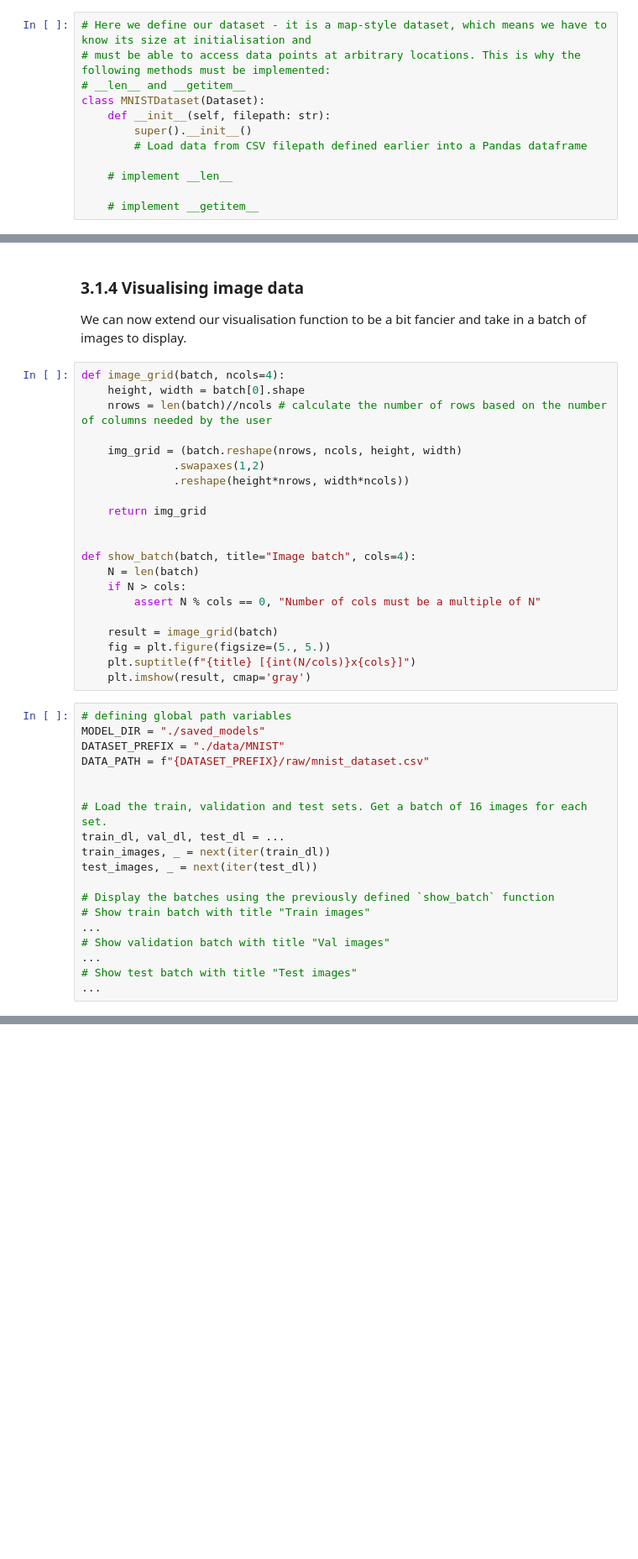
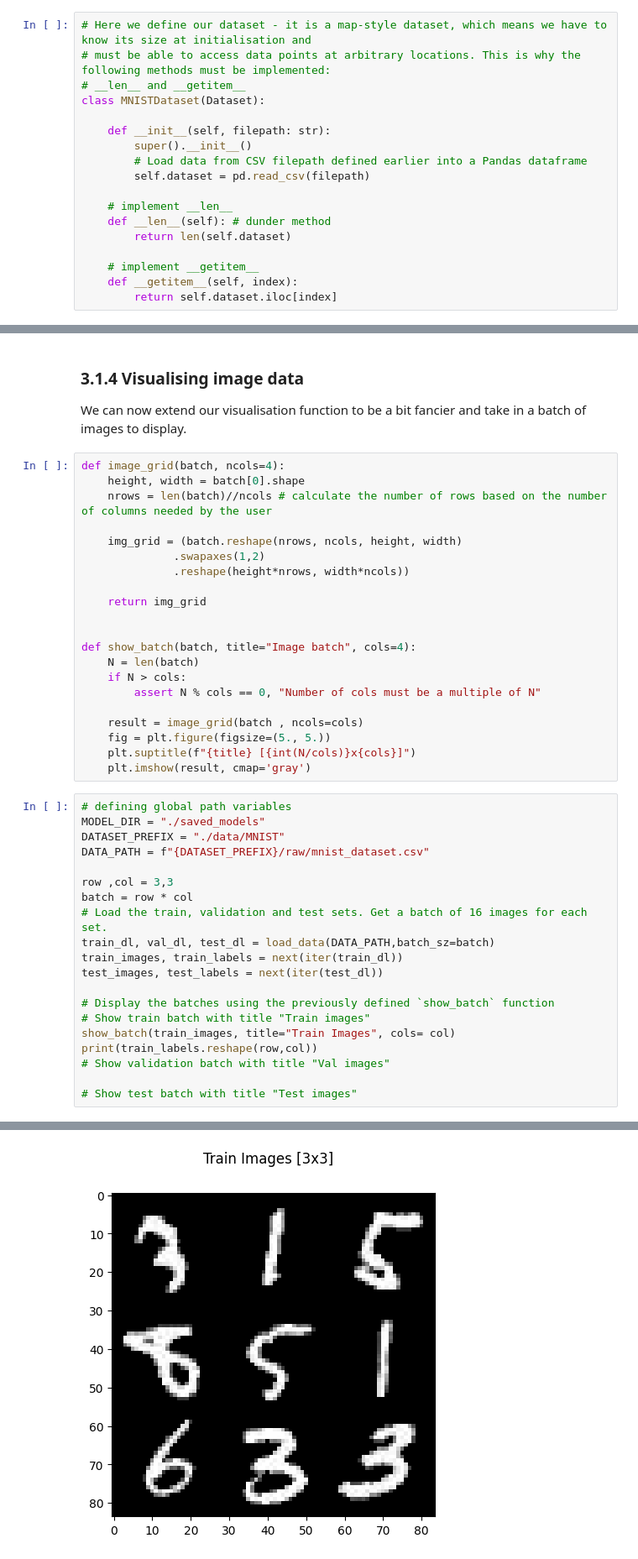
Before and after one commit to Mehdialmoo/Introduction_to_DeepLearning, a Jupyter notebook: week-3-loading-data.ipynb, the cells around one changed output, grey strips where cells are left out. Shown at 84% size. Drawn from its saved outputs; the diff is of its cells as text; blank space fills up the shorter version.

```diff
--- a/week-3-loading-data.ipynb
+++ b/week-3-loading-data.ipynb
@@ -52,13 +98,19 @@ import pandas as pd
 # must be able to access data points at arbitrary locations. This is why the following methods must be implemented:
 # __len__ and __getitem__
 class MNISTDataset(Dataset):
+
     def __init__(self, filepath: str):
         super().__init__()
         # Load data from CSV filepath defined earlier into a Pandas dataframe
+        self.dataset = pd.read_csv(filepath)
 
     # implement __len__
+    def __len__(self): # dunder method
+        return len(self.dataset)
 
     # implement __getitem__
+    def __getitem__(self, index):
+        return self.dataset.iloc[index]
 # %% [markdown]
 ### 3.1.3 The collate function
 The collate function is used to tell the Pytorch DataLoader how to handle datapoints from the MNISTDataset we defined earlier and pack them into a batch. By default (i.e. no specific collate_fn is passed), the DataLoader would simply add the dataset items to an array and ensure that the array is of a certain size (the batch size). This would normally not be a problem if we were working with text data that is of a fixed length.
@@ -120,7 +189,7 @@ def show_batch(batch, title="Image batch", cols=4):
     if N > cols:
         assert N % cols == 0, "Number of cols must be a multiple of N"
 
-    result = image_grid(batch)
+    result = image_grid(batch , ncols=cols)
     fig = plt.figure(figsize=(5., 5.))
     plt.suptitle(f"{title} [{int(N/cols)}x{cols}]")
     plt.imshow(result, cmap='gray')
@@ -130,16 +199,18 @@ MODEL_DIR = "./saved_models"
 DATASET_PREFIX = "./data/MNIST"
 DATA_PATH = f"{DATASET_PREFIX}/raw/mnist_dataset.csv"
 
-
+row ,col = 3,3
+batch = row * col
 # Load the train, validation and test sets. Get a batch of 16 images for each set.
-train_dl, val_dl, test_dl = ...
-train_images, _ = next(iter(train_dl))
-test_images, _ = next(iter(test_dl))
+train_dl, val_dl, test_dl = load_data(DATA_PATH,batch_sz=batch)
+train_images, train_labels = next(iter(train_dl))
+test_images, test_labels = next(iter(test_dl))
 
 # Display the batches using the previously defined `show_batch` function
 # Show train batch with title "Train images"
-...
+show_batch(train_images, title="Train Images", cols= col)
+print(train_labels.reshape(row,col))
 # Show validation batch with title "Val images"
-...
+
 # Show test batch with title "Test images"
-...
+# %% [output]
@@ -145,0 +220 @@ test_images, _ = next(iter(test_dl))
+[figure, added]
```
Also changed, not shown: parts of 8 cells of this notebook.
